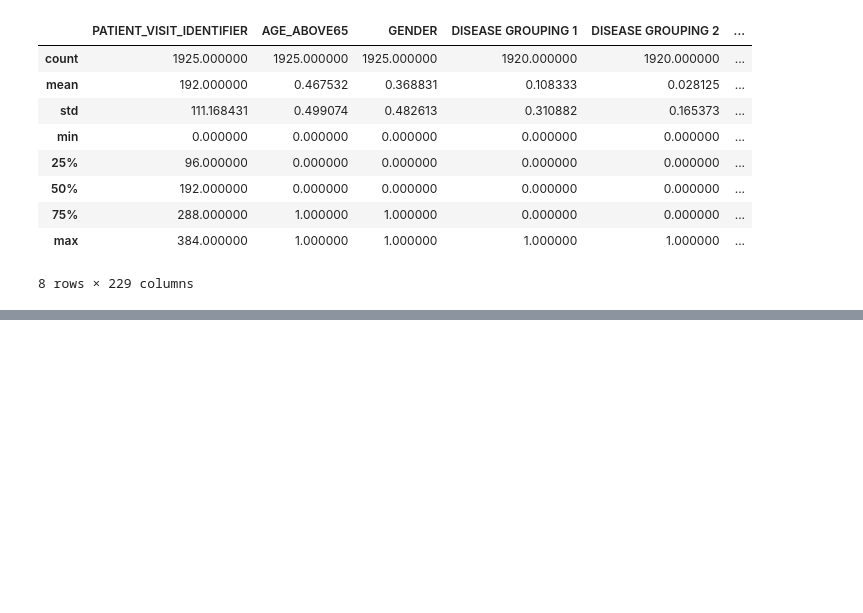
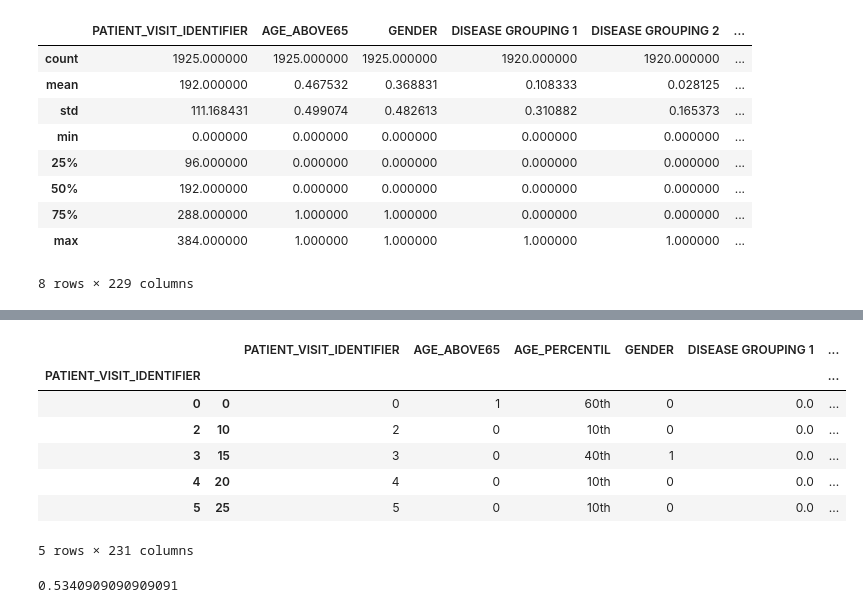
Before and after one commit to yoshinaga2904/Bootcamp-Alura, a Jupyter notebook: Projeto_final_bootcamp_Alura.ipynb, the cells around one changed output, grey strips where cells are left out. Cells and saved outputs as stored; diff of their text form; code cells hidden in the pictures; blank space fills up the shorter version.

```diff
--- a/Projeto_final_bootcamp_Alura.ipynb
+++ b/Projeto_final_bootcamp_Alura.ipynb
@@ -76,0 +143,18 @@ Name: ICU, dtype: int64
+# %%
+#Paciente que entrou nas duas primeiras horas e vamos utilizar
+def prepare_window(rows):
+    if(np.any(rows["ICU"])):
+        rows.loc[rows["WINDOW"]=="0-2", "ICU"] = 1
+    return rows.loc[rows["WINDOW"] == "0-2"]
+
+dados_limpos = dados_limpos.groupby("PATIENT_VISIT_IDENTIFIER").apply(prepare_window)
+dados_limpos.head()
+# %% [output]
+|  |  | PATIENT_VISIT_IDENTIFIER | AGE_ABOVE65 | AGE_PERCENTIL | GENDER | DISEASE GROUPING 1 | ... |
+| PATIENT_VISIT_IDENTIFIER |  |  |  |  |  |  | ... |
+| 0 | 0 | 0 | 1 | 60th | 0 | 0.0 | ... |
+| 2 | 10 | 2 | 0 | 10th | 0 | 0.0 | ... |
+| 3 | 15 | 3 | 0 | 40th | 1 | 0.0 | ... |
+| 4 | 20 | 4 | 0 | 10th | 0 | 0.0 | ... |
+| 5 | 25 | 5 | 0 | 10th | 0 | 0.0 | ... |
+5 rows × 231 columns
@@ -76,0 +171,11 @@ Name: ICU, dtype: int64
+# %%
+from sklearn.dummy import DummyClassifier
+from sklearn.metrics import accuracy_score
+
+modelo = DummyClassifier()
+modelo.fit(x_train, y_train)
+
+y_prediction = modelo.predict(x_test)
+accuracy_score(y_test, y_prediction)
+# %% [output]
+0.5340909090909091
```
Also changed, not shown: parts of 14 cells of this notebook.
